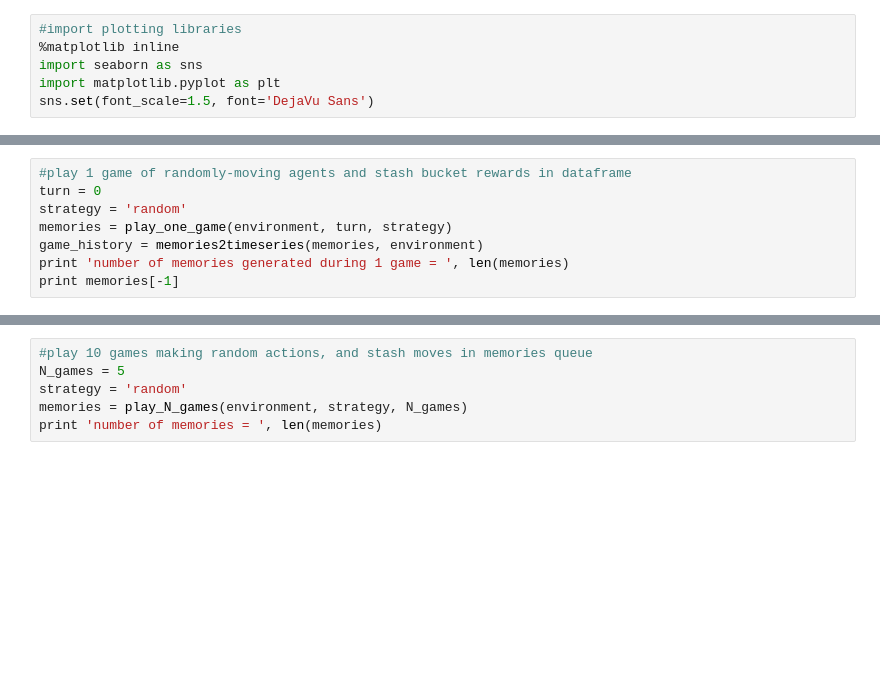
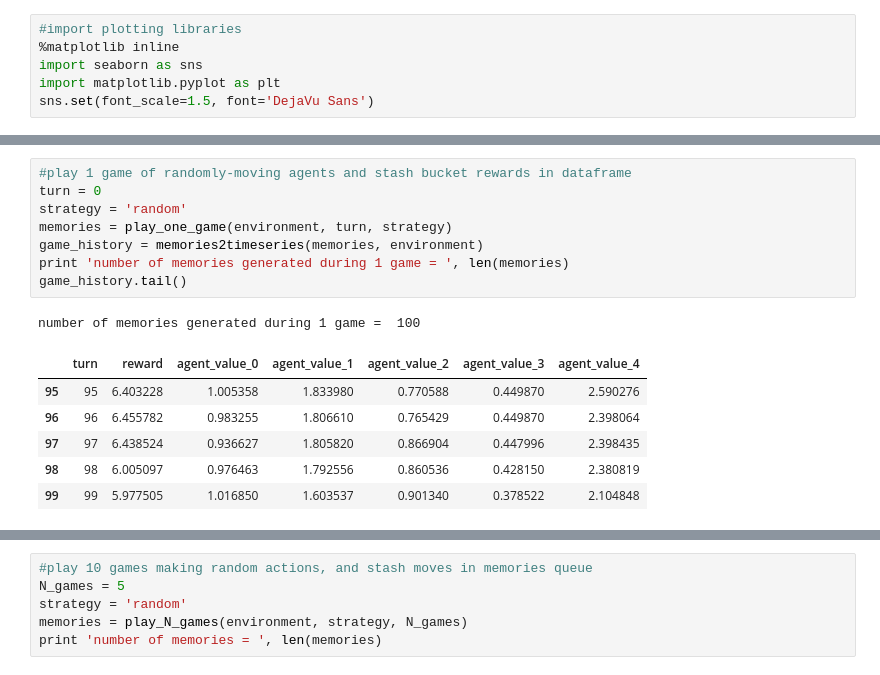
Before and after one commit to joehahn/multi-agent-explore, a Jupyter notebook: multi_agent.ipynb, the cells around one changed output, grey strips where cells are left out. Saved outputs shown, nothing was run; the diff lists cells and outputs as text; blank space fills up the shorter version.

```diff
--- a/multi_agent.ipynb
+++ b/multi_agent.ipynb
@@ -69,9 +86,17 @@ state_vector_next =  [[ 0.          0.          1.          0.          1.
 # %%
 #play 1 game of randomly-moving agents and stash bucket rewards in dataframe
 turn = 0
 strategy = 'random'
 memories = play_one_game(environment, turn, strategy)
 game_history = memories2timeseries(memories, environment)
 print 'number of memories generated during 1 game = ', len(memories)
-print memories[-1]
+game_history.tail()
+# %% [output]
+number of memories generated during 1 game =  100
+|  | turn | reward | agent_value_0 | agent_value_1 | agent_value_2 | agent_value_3 | agent_value_4 |
+| 95 | 95 | 6.403228 | 1.005358 | 1.833980 | 0.770588 | 0.449870 | 2.590276 |
+| 96 | 96 | 6.455782 | 0.983255 | 1.806610 | 0.765429 | 0.449870 | 2.398064 |
+| 97 | 97 | 6.438524 | 0.936627 | 1.805820 | 0.866904 | 0.447996 | 2.398435 |
+| 98 | 98 | 6.005097 | 0.976463 | 1.792556 | 0.860536 | 0.428150 | 2.380819 |
+| 99 | 99 | 5.977505 | 1.016850 | 1.603537 | 0.901340 | 0.378522 | 2.104848 |
 # %%
```
Also changed, not shown: parts of 6 cells of this notebook, 1 other file.
